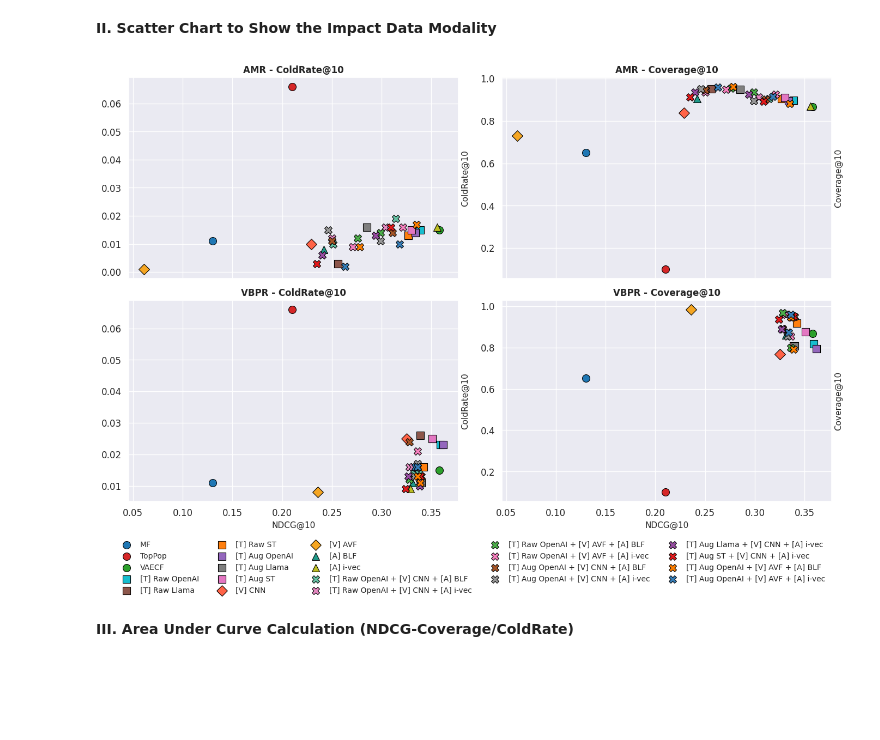
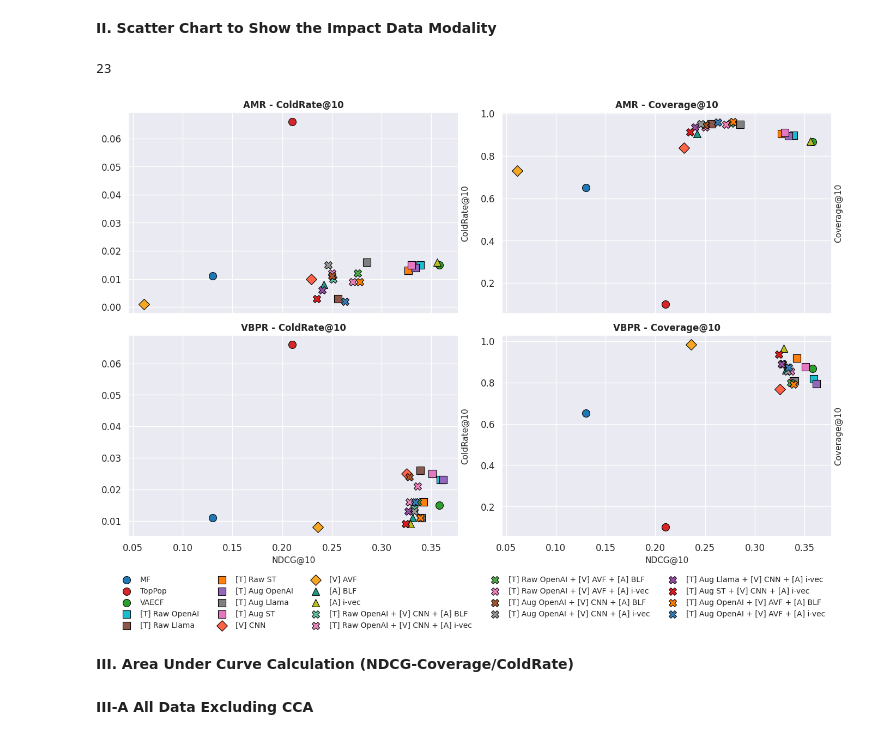
Before and after one commit to RecSys-lab/ViLLA-MMBench, a Jupyter notebook: visualization_of_results.ipynb, the cells around one changed output. Drawn from its saved outputs; the diff is of its cells as text; code cells hidden in the pictures; blank space fills up the shorter version.

```diff
--- a/visualization_of_results.ipynb
+++ b/visualization_of_results.ipynb
@@ -121,7 +121,7 @@ for chart in charts:
 **II. Scatter Chart to Show the Impact Data Modality**
 # %%
 # Keep a copy of evalDF
-evalDf_copy = evalDf[['Model', 'Data', 'Coverage10', 'NDCG10', 'ColdRate10']]
+evalDf_copy = evalDf[['Model', 'Data', 'Coverage10', 'NDCG10', 'ColdRate10', 'FusedPCA', 'FusedCCA']]
 
 # Add the value of Model in Data column for baselines (as their data column is empty)
 evalDf_copy.loc[evalDf_copy['Model'].isin(['MF', 'TopPop', 'VAECF']), 'Data'] = evalDf_copy['Model']
@@ -143,6 +143,10 @@ evalDf_copy['Data'] = evalDf_copy['Data'].str.replace('CNN BLF', '[V] CNN + [A]
 evalDf_copy['Data'] = evalDf_copy['Data'].str.replace('CNN IV', '[V] CNN + [A] i-vec', regex=False)
 evalDf_copy['Data'] = evalDf_copy['Data'].str.replace('AVF BLF', '[V] AVF + [A] BLF', regex=False)
 evalDf_copy['Data'] = evalDf_copy['Data'].str.replace('AVF IV', '[V] AVF + [A] i-vec', regex=False)
+
+# Keep only PCA ones
+evalDf_copy = evalDf_copy[evalDf_copy['FusedCCA'] != 1].copy()
+evalDf_copy_CCA = evalDf_copy[evalDf_copy['FusedPCA'] != 1].copy()
 
 # Filter the main DF to have only related data for the chart
 coldRateDF_amr = evalDf_copy[evalDf_copy['Model'] != 'VBPR'][['Data', 'NDCG@10', 'ColdRate@10']]
@@ -253,36 +257,39 @@ for i, (chart, dfPlot) in enumerate(charts.items()):
         s=100,
         marker=marker,
         color=color,
         edgecolor='black'
       )
 
     # scatter = sns.scatterplot(
     #     data=dfPlot, x='NDCG@10', y=valueCol, hue='Data',
     #     s=100, ax=ax, palette=palette, marker='X') # X, D, o, s, ^
 
     ax.set_title(f'{model} - {metric}@10', weight='bold', fontsize=12)
     ax.set_xlabel('NDCG@10', fontsize=11)
     ax.set_ylabel(f'{metric}@10', fontsize=11)
     ax.yaxis.set_label_position("right")
     ax.grid(True)
 
     # Capture legend handles/labels only once
     if i == 0:
       handles, labels = ax.get_legend_handles_labels()
     ax.legend().remove()  # Remove individual legends
 
 # Shared legend at the bottom
 fig.legend(handles, labels, loc='lower center', ncol=5,
     fontsize=10, frameon=False)
 
 plt.tight_layout(rect=[0, 0.05, 1, 1])  # leave space for the legend
 plt.subplots_adjust(bottom=0.18)
 plt.savefig(f'Combined.pdf', dpi=300)
 plt.show()
 # %% [output]
+23
-[figure, old version]
+[figure, new version]
 # %% [markdown]
 **III. Area Under Curve Calculation (NDCG-Coverage/ColdRate)**
+# %% [markdown]
+**III-A All Data Excluding CCA**
 # %%
 from IPython.display import display
 
```
Also changed, not shown: parts of 3 cells of this notebook.
